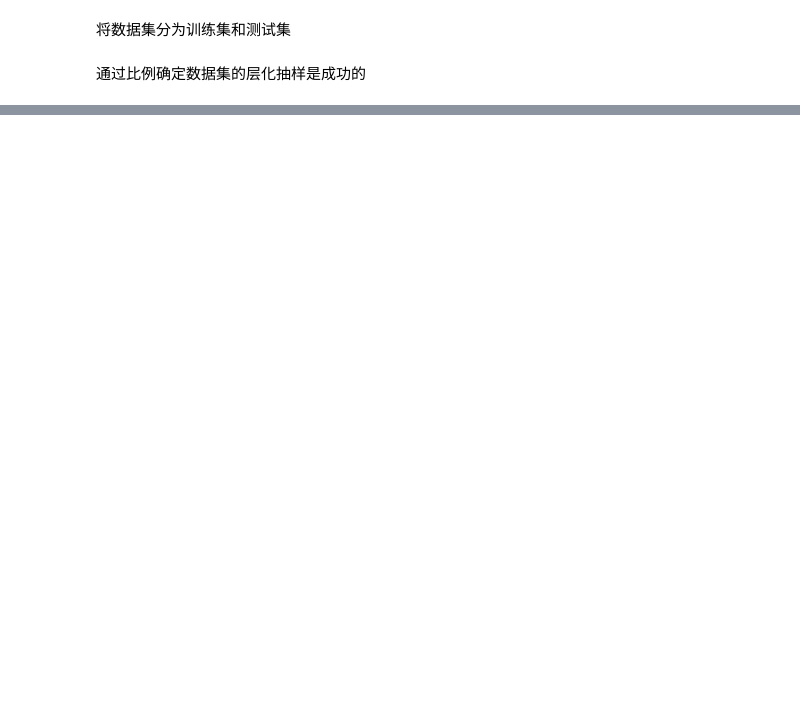
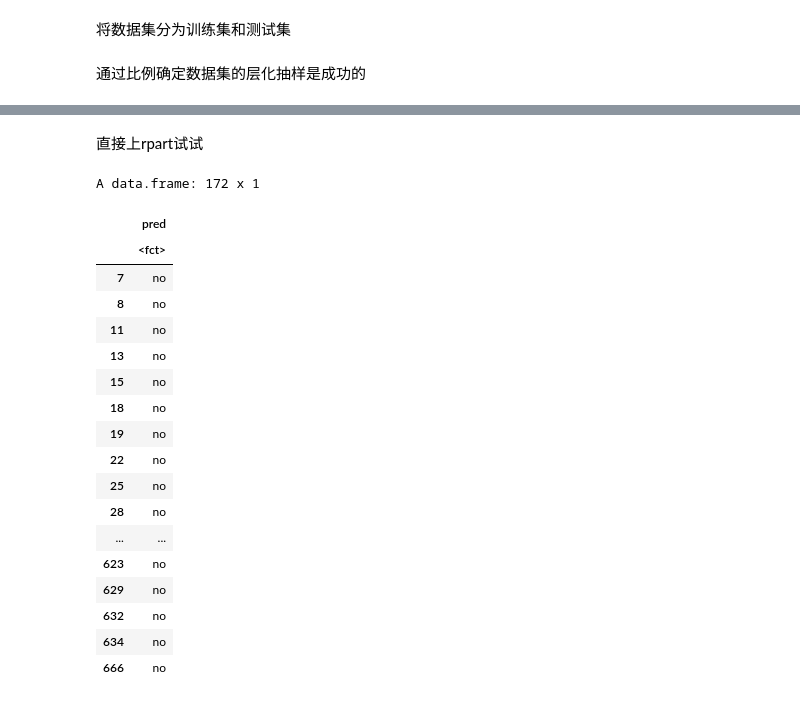
Before and after one commit to nab-iak/R_memo, a Jupyter notebook: jupyter_notebook/desicion_tree.ipynb, the cells around one changed output, grey strips where cells are left out. Drawn from its saved outputs; the diff is of its cells as text; code cells hidden in the pictures; blank space fills up the shorter version.

```diff
--- a/jupyter_notebook/desicion_tree.ipynb
+++ b/jupyter_notebook/desicion_tree.ipynb
@@ -127,0 +281,32 @@ A tibble: 2 x 3
+# %% [markdown]
+直接上rpart试试
+# %%
+model <- rpart(Only.child~.,data=YPS_training)
+
+
+pred <- predict(
+    model,
+    newdata=YPS_testing,
+    type="class"
+) %>% data.frame(pred=.)
+pred
+# %% [output]
+A data.frame: 172 x 1
+|  | pred |
+|  | <fct> |
+| 7 | no |
+| 8 | no |
+| 11 | no |
+| 13 | no |
+| 15 | no |
+| 18 | no |
+| 19 | no |
+| 22 | no |
+| 25 | no |
+| 28 | no |
+| ... | ... |
+| 623 | no |
+| 629 | no |
+| 632 | no |
+| 634 | no |
+| 666 | no |
```
Also changed, not shown: parts of 23 cells of this notebook, 1 other file.
